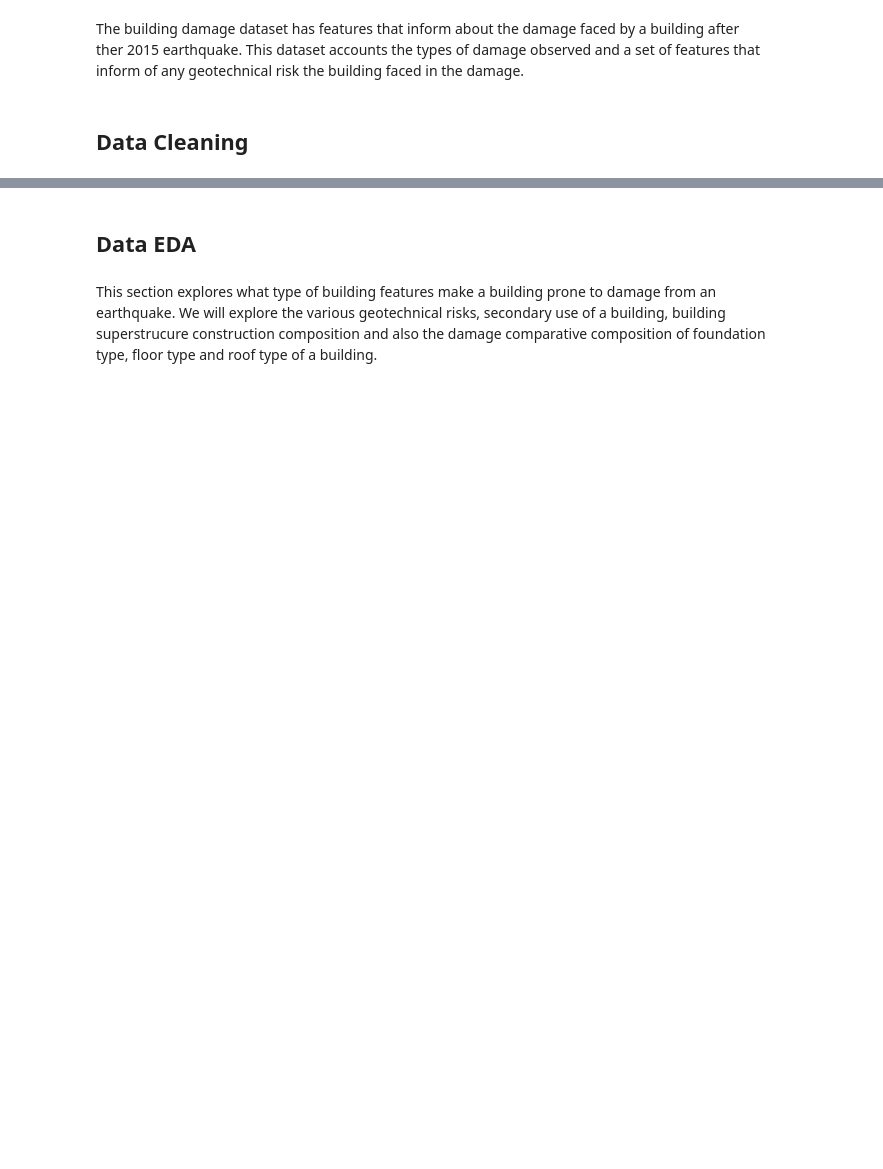
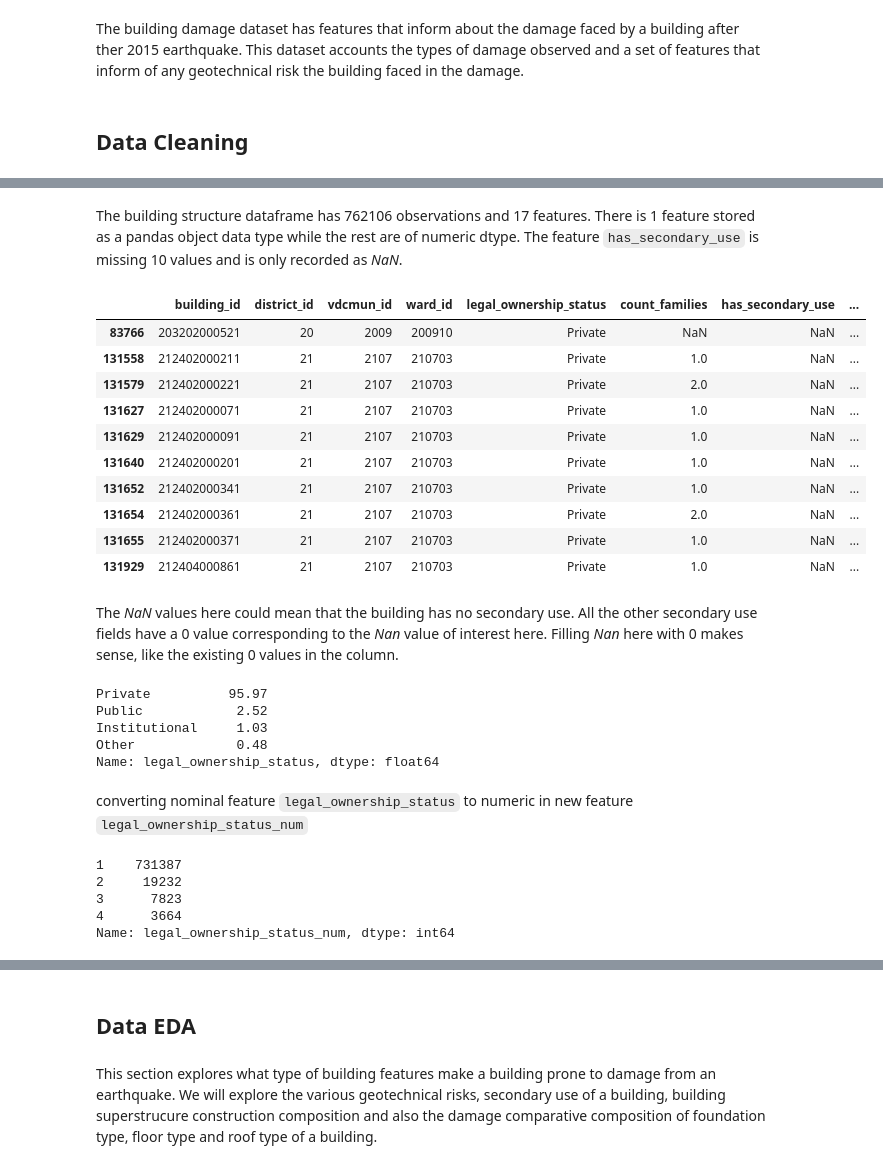
Before and after one commit to Yeshi341/structural_damage_from_earthquake, a Jupyter notebook: predicting_building_damage.ipynb, the cells around one changed output, grey strips where cells are left out. Cells and saved outputs as stored; diff of their text form; code cells hidden in the pictures; blank space fills up the shorter version.

```diff
--- a/predicting_building_damage.ipynb
+++ b/predicting_building_damage.ipynb
@@ -60,3 +61,7 @@ from nb_modules import viz
+# %%
+# setting options to display all rows and columns
+pd.set_option('display.max_rows', None)
+pd.set_option('display.max_columns', None)
 # %%
 # Reading csv files to dataframes
 building_use_df= pd.read_csv('data/extracted/eq_data/csv_building_ownership_and_use.csv')
@@ -116,0 +119,18 @@ Here, we load the pickled cleaned dataset and move forward with the data eda and
+# %% [markdown]
+The building structure dataframe has 762106 observations and 17 features. There is 1 feature stored as a pandas object data type while the rest are of numeric dtype. The feature `has_secondary_use` is missing 10 values and is only recorded as *NaN*.
+# %%
+building_use_df[building_use_df['has_secondary_use'].isna()]
+# %% [output]
+|  | building_id | district_id | vdcmun_id | ward_id | legal_ownership_status | count_families | has_secondary_use | ... |
+| 83766 | 203202000521 | 20 | 2009 | 200910 | Private | NaN | NaN | ... |
+| 131558 | 212402000211 | 21 | 2107 | 210703 | Private | 1.0 | NaN | ... |
+| 131579 | 212402000221 | 21 | 2107 | 210703 | Private | 2.0 | NaN | ... |
+| 131627 | 212402000071 | 21 | 2107 | 210703 | Private | 1.0 | NaN | ... |
+| 131629 | 212402000091 | 21 | 2107 | 210703 | Private | 1.0 | NaN | ... |
+| 131640 | 212402000201 | 21 | 2107 | 210703 | Private | 1.0 | NaN | ... |
+| 131652 | 212402000341 | 21 | 2107 | 210703 | Private | 1.0 | NaN | ... |
+| 131654 | 212402000361 | 21 | 2107 | 210703 | Private | 2.0 | NaN | ... |
+| 131655 | 212402000371 | 21 | 2107 | 210703 | Private | 1.0 | NaN | ... |
+| 131929 | 212404000861 | 21 | 2107 | 210703 | Private | 1.0 | NaN | ... |
+# %% [markdown]
+The *NaN* values here could mean that the building has no secondary use. All the other secondary use fields have a 0 value corresponding to the *Nan* value of interest here. Filling *Nan* here with 0 makes sense, like the existing 0 values in the column.
@@ -116,0 +140,19 @@ Here, we load the pickled cleaned dataset and move forward with the data eda and
+# %%
+# Examining object dtype feature
+round(building_use_df['legal_ownership_status'].value_counts(normalize=True)*100,2)
+# %% [output]
+Private          95.97
+Public            2.52
+Institutional     1.03
+Other             0.48
+Name: legal_ownership_status, dtype: float64
+# %% [markdown]
+converting nominal feature `legal_ownership_status` to numeric in new feature `legal_ownership_status_num`
+# %%
+cl.convert_to_num(building_use_df, 'legal_ownership_status', 'legal_ownership_status_num')
+# %% [output]
+1    731387
+2     19232
+3      7823
+4      3664
+Name: legal_ownership_status_num, dtype: int64
```
Also changed, not shown: parts of 74 cells of this notebook, 7 other files.
